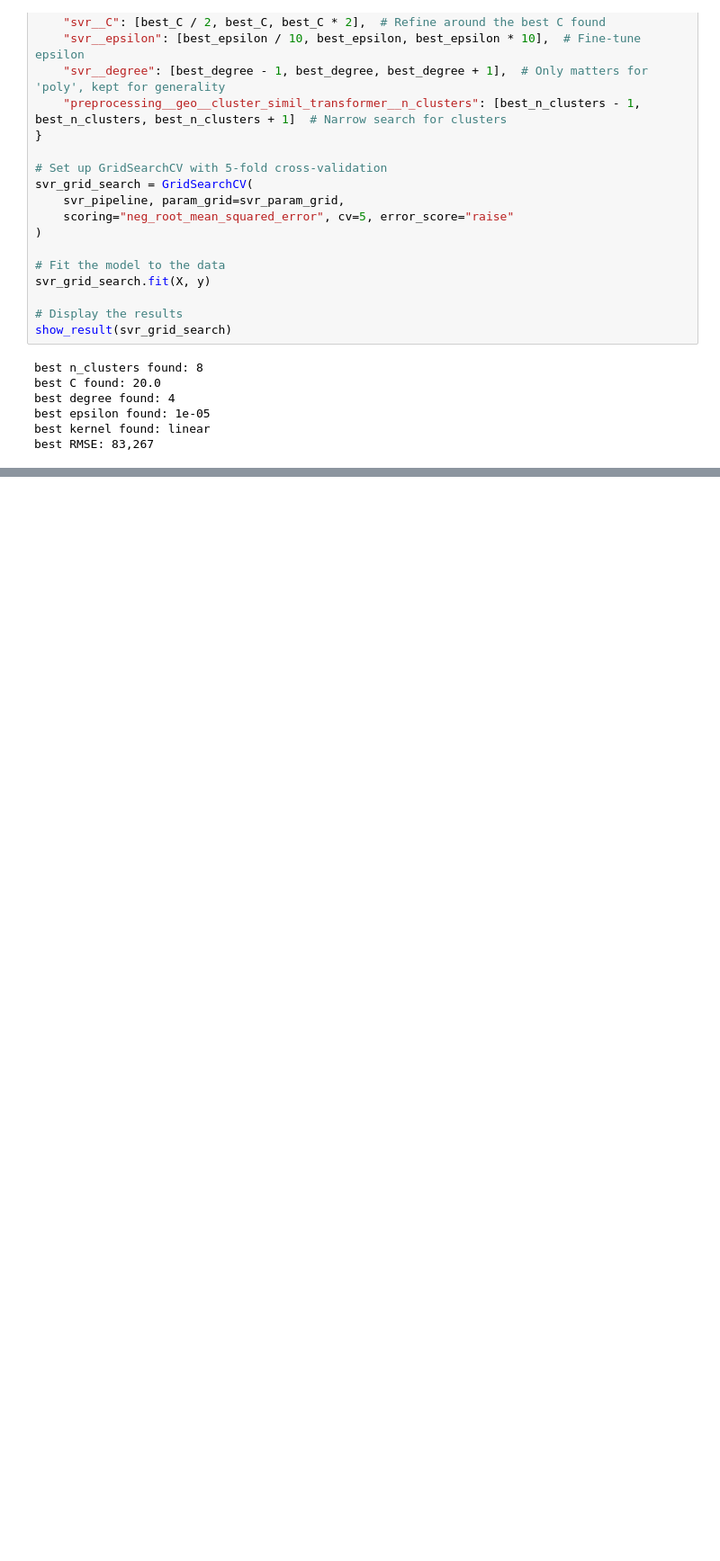
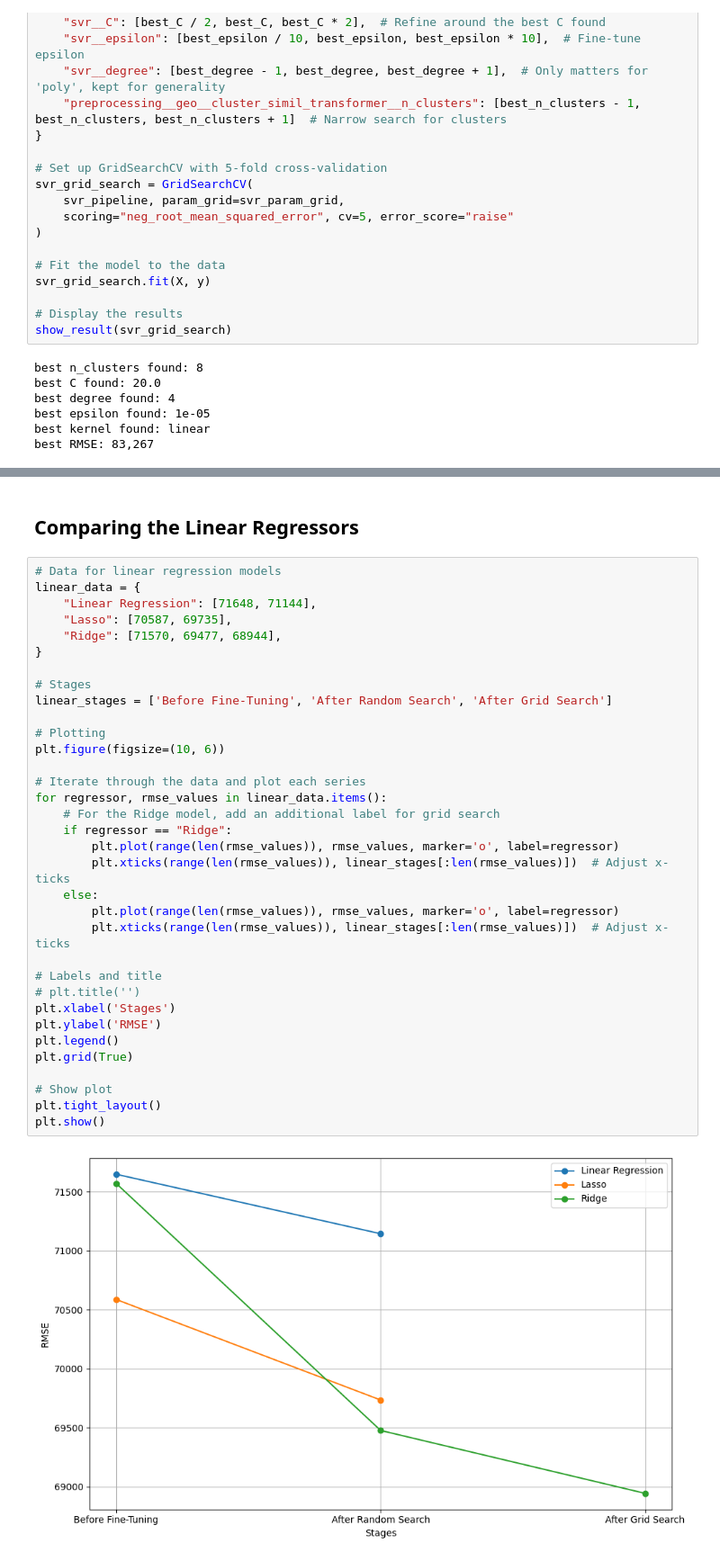
Before and after one commit to omisa69/IAI600Lab3, a Jupyter notebook: lab3.ipynb, the cells around one changed output, grey strips where cells are left out. Shown at 90% size. Drawn from its saved outputs; the diff is of its cells as text; blank space fills up the shorter version.

```diff
--- a/lab3.ipynb
+++ b/lab3.ipynb
@@ -729,0 +695,38 @@ best RMSE: 83,267
+# %% [markdown]
+## Comparing the Linear Regressors
+# %%
+# Data for linear regression models
+linear_data = {
+    "Linear Regression": [71648, 71144],
+    "Lasso": [70587, 69735],
+    "Ridge": [71570, 69477, 68944],
+}
+
+# Stages
+linear_stages = ['Before Fine-Tuning', 'After Random Search', 'After Grid Search']
+
+# Plotting
+plt.figure(figsize=(10, 6))
+
+# Iterate through the data and plot each series
+for regressor, rmse_values in linear_data.items():
+    # For the Ridge model, add an additional label for grid search
+    if regressor == "Ridge":
+        plt.plot(range(len(rmse_values)), rmse_values, marker='o', label=regressor)
+        plt.xticks(range(len(rmse_values)), linear_stages[:len(rmse_values)])  # Adjust x-ticks
+    else:
+        plt.plot(range(len(rmse_values)), rmse_values, marker='o', label=regressor)
+        plt.xticks(range(len(rmse_values)), linear_stages[:len(rmse_values)])  # Adjust x-ticks
+
+# Labels and title
+# plt.title('')
+plt.xlabel('Stages')
+plt.ylabel('RMSE')
+plt.legend()
+plt.grid(True)
+
+# Show plot
+plt.tight_layout()
+plt.show()
+# %% [output]
+[figure, added]
```
Also changed, not shown: parts of 9 cells of this notebook, 4 other files.
